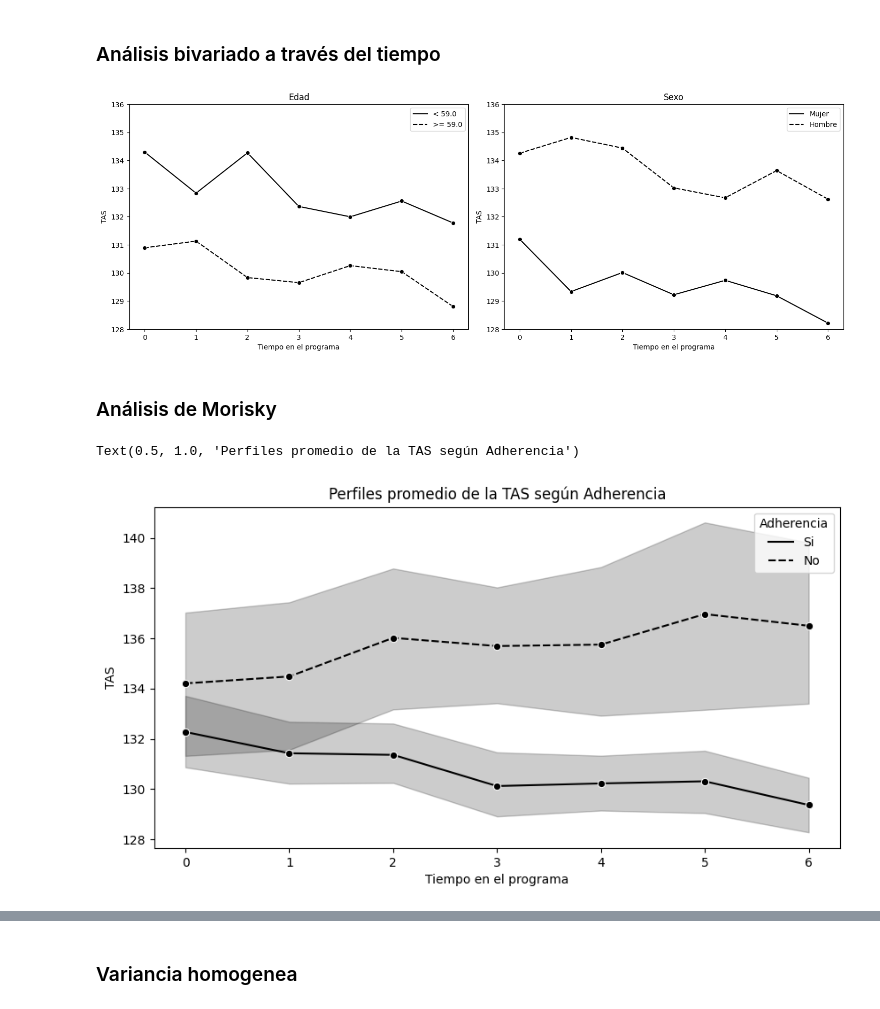
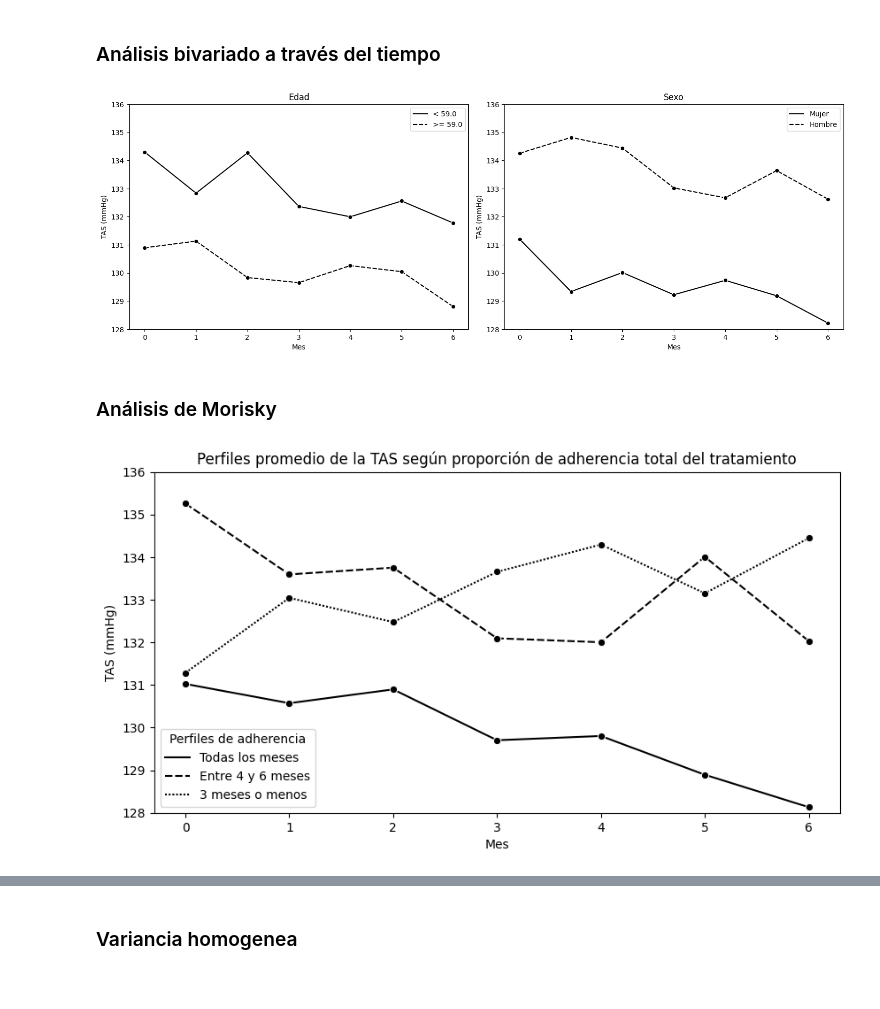
Before and after one commit to ecometto94/Tesis, a Jupyter notebook: Sintaxis/Análisis Descriptivo Paper Style.ipynb, the cells around one changed output, grey strips where cells are left out. Saved outputs shown, nothing was run; the diff lists cells and outputs as text; code cells hidden in the pictures.

```diff
--- a/Sintaxis/Análisis Descriptivo Paper Style.ipynb
+++ b/Sintaxis/Análisis Descriptivo Paper Style.ipynb
@@ -25,7 +25,15 @@ PATH_TO_IMG = "../Tesina/Mio/img"
 ### Leer los datos
 # %%
 tesis = pd.read_csv("../Datos/tesis_final.csv")
-tesis_basal = tesis[tesis["tpo_programa"] == 0]
+tesis.rename(
+    {
+        "tpo_programa": "Mes"
+    },
+    axis=1,
+    inplace=True
+)
+tesis_basal = tesis[tesis["Mes"] == 0]
+tesis["Adherencia Perfecta"] = tesis["Adherencia_Total"] == 1
 # %%
 tesis.idPaciente.nunique()
 # %% [output]
@@ -81,7 +90,7 @@ for i, x in enumerate(covs):
     elif x == "Sexo":
         hue_mask = tesis[x].map({0: "Mujer", 1: "Hombre"})
     line = sns.lineplot(
-        x=tesis["tpo_programa"],
+        x=tesis["Mes"],
         y=tesis["TAS"],
         marker="o",
         hue=hue_mask,
@@ -91,22 +100,41 @@ for i, x in enumerate(covs):
     )
     plt.legend()
     plt.ylim(128, 136)
+    plt.ylabel("TAS (mmHg)")
     plt.title(str(hue_mask.name))
-    plt.xlabel("Tiempo en el programa")
 
 plt.tight_layout()
 plt.savefig(f"{PATH_TO_IMG}/TAS_vs_tpo_with_covs.png", bbox_inches='tight')
 plt.show()
 # %% [output]
-[figure, old version]
+[figure, new version]
 # %% [markdown]
 ### Análisis de Morisky
+# %%
+aux = []
+for value in tesis["Adherencia_Total"]:
+    if value <= 0.45:
+        aux.append("3 meses o menos")
+    elif value == 1:
+        aux.append("Todas los meses")
+    else:
+        aux.append("Entre 4 y 6 meses")
+
+tesis["Perfiles de adherencia"] = aux
 # %%
 plt.figure(figsize=(10,5))
-hue_mask = tesis["Adherencia"].map({0: "No", 1: "Si"})
-sns.lineplot(x=tesis["tpo_programa"], y=tesis["TAS"], marker="o", hue=hue_mask, style=hue_mask, palette=["black", "black"])
-plt.xlabel("Tiempo en el programa")
-plt.title("Perfiles promedio de la TAS según Adherencia")
+sns.lineplot(
+    x=tesis["Mes"],
+    y=tesis["TAS"],
+    marker="o",
+    hue=tesis["Perfiles de adherencia"],
+    style=tesis["Perfiles de adherencia"],
+    palette=["black", "black", "black"],
+    ci=None
+)
+plt.ylim(128, 136)
+plt.ylabel("TAS (mmHg)")
+plt.title("Perfiles promedio de la TAS según proporción de adherencia total del tratamiento")
+plt.savefig(f"{PATH_TO_IMG}/TAS_vs_tpo_with_adherencia.png", bbox_inches='tight')
 # %% [output]
-Text(0.5, 1.0, 'Perfiles promedio de la TAS según Adherencia')
-[figure, old version]
+[figure, new version]
```
Also changed, not shown: parts of 9 cells of this notebook, 7 other files.
